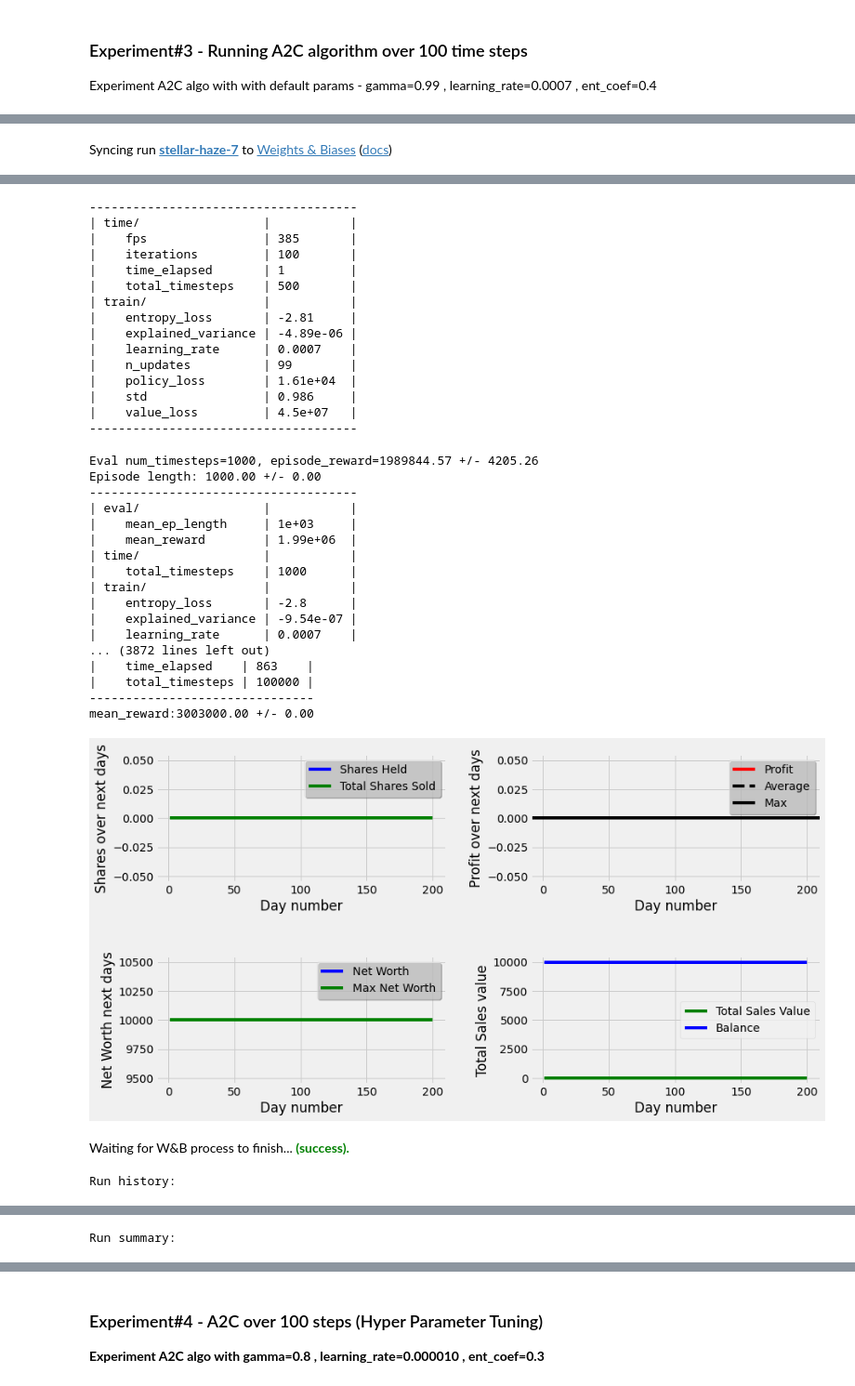
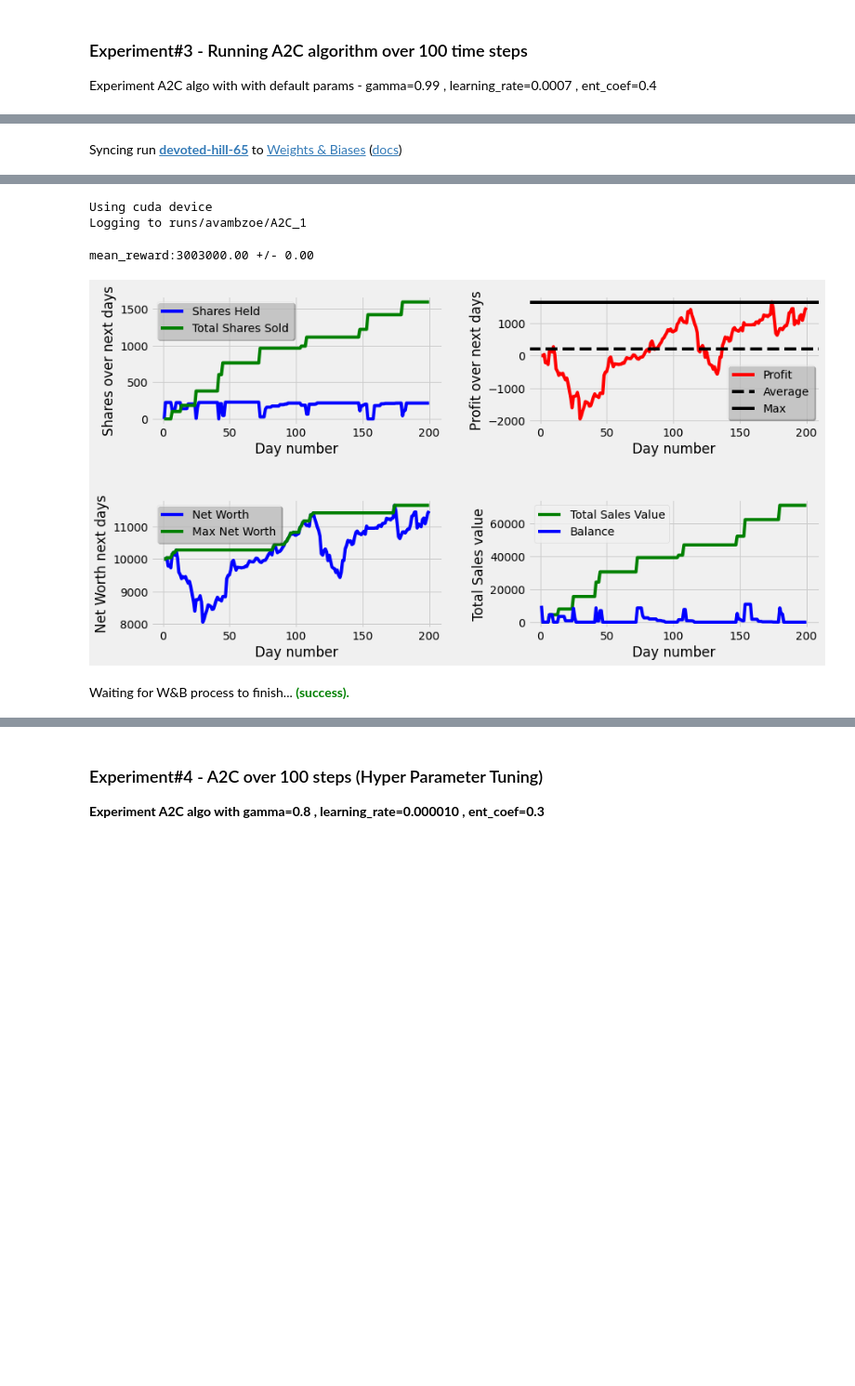
Before and after one commit to NishaMDev/Reinforcement-learning-Live-Trading, a Jupyter notebook: Stock_Trading_Notebook.ipynb, the cells around one changed output, grey strips where cells are left out. Shown at 93% size. Saved outputs shown, nothing was run; the diff lists cells and outputs as text; code cells hidden in the pictures; blank space fills up the shorter version.

```diff
--- a/Stock_Trading_Notebook.ipynb
+++ b/Stock_Trading_Notebook.ipynb
@@ -304,7 +334,7 @@ Experiment A2C algo with with default params - gamma=0.99 , learning_rate=0.0007
 from stocktrade import Stocktrade
 
 if __name__ == "__main__":
-    timesteps = 100000
+    timesteps = 100
     algo = "A2C"
     Stocktrade.stocktrade(algo,timesteps)
 # %% [output]
@@ -313 +344 @@ Run data is saved locally in /content/Reinforcement-learning-Live-Trading/wandb/
-Syncing run stellar-haze-7 to Weights & Biases (docs)
+Syncing run devoted-hill-65 to Weights & Biases (docs)
@@ -317,35 +346,5 @@ Logging to runs/16thhgmp/A2C_1
--------------------------------------
-| time/                 |           |
-|    fps                | 385       |
-|    iterations         | 100       |
-|    time_elapsed       | 1         |
-|    total_timesteps    | 500       |
-| train/                |           |
-|    entropy_loss       | -2.81     |
-|    explained_variance | -4.89e-06 |
-|    learning_rate      | 0.0007    |
-|    n_updates          | 99        |
-|    policy_loss        | 1.61e+04  |
-|    std                | 0.986     |
-|    value_loss         | 4.5e+07   |
--------------------------------------
+Using cuda device
+Logging to runs/avambzoe/A2C_1
-Eval num_timesteps=1000, episode_reward=1989844.57 +/- 4205.26
-Episode length: 1000.00 +/- 0.00
--------------------------------------
-| eval/                 |           |
-|    mean_ep_length     | 1e+03     |
-|    mean_reward        | 1.99e+06  |
-| time/                 |           |
-|    total_timesteps    | 1000      |
-| train/                |           |
-|    entropy_loss       | -2.8      |
-|    explained_variance | -9.54e-07 |
-|    learning_rate      | 0.0007    |
-... (3872 lines left out)
-|    time_elapsed    | 863    |
-|    total_timesteps | 100000 |
--------------------------------
 mean_reward:3003000.00 +/- 0.00
-[figure, old version]
+[figure, new version]
 Waiting for W&B process to finish... (success).
-Run history:
@@ -362 +350,0 @@ Run history:
-Run summary:
```
Also changed, not shown: parts of 13 cells of this notebook.
